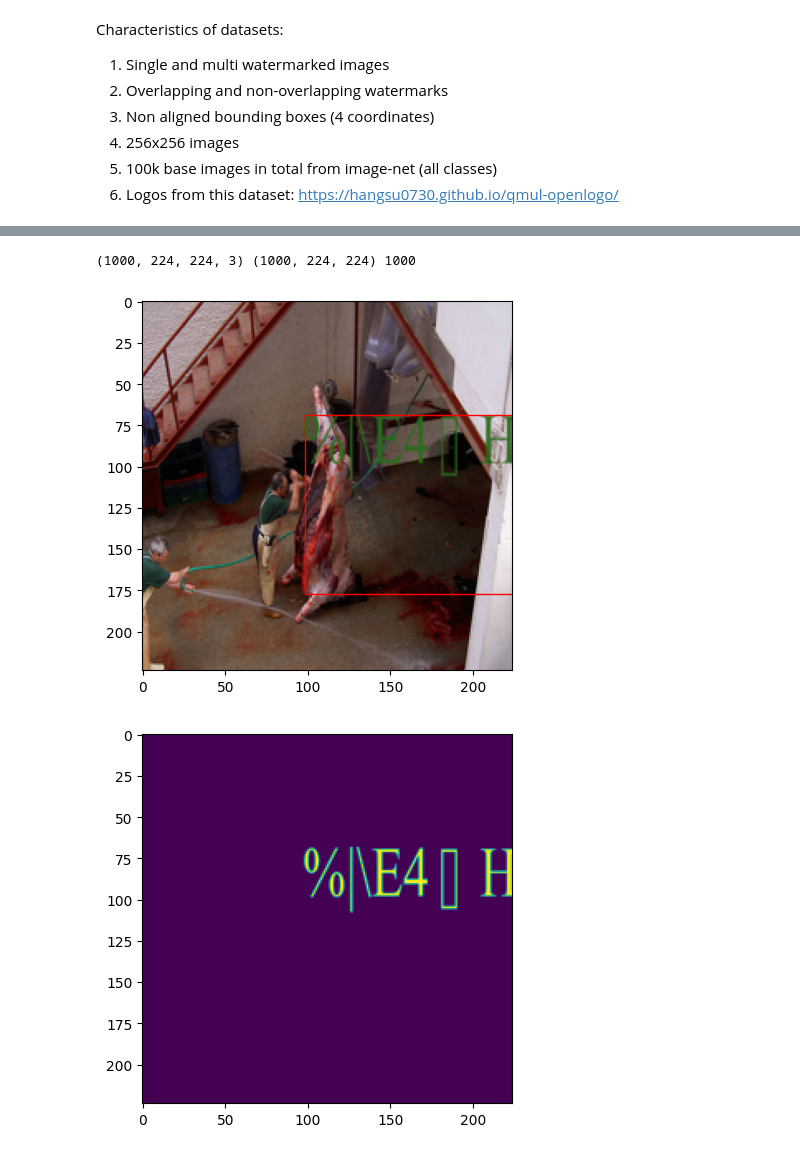
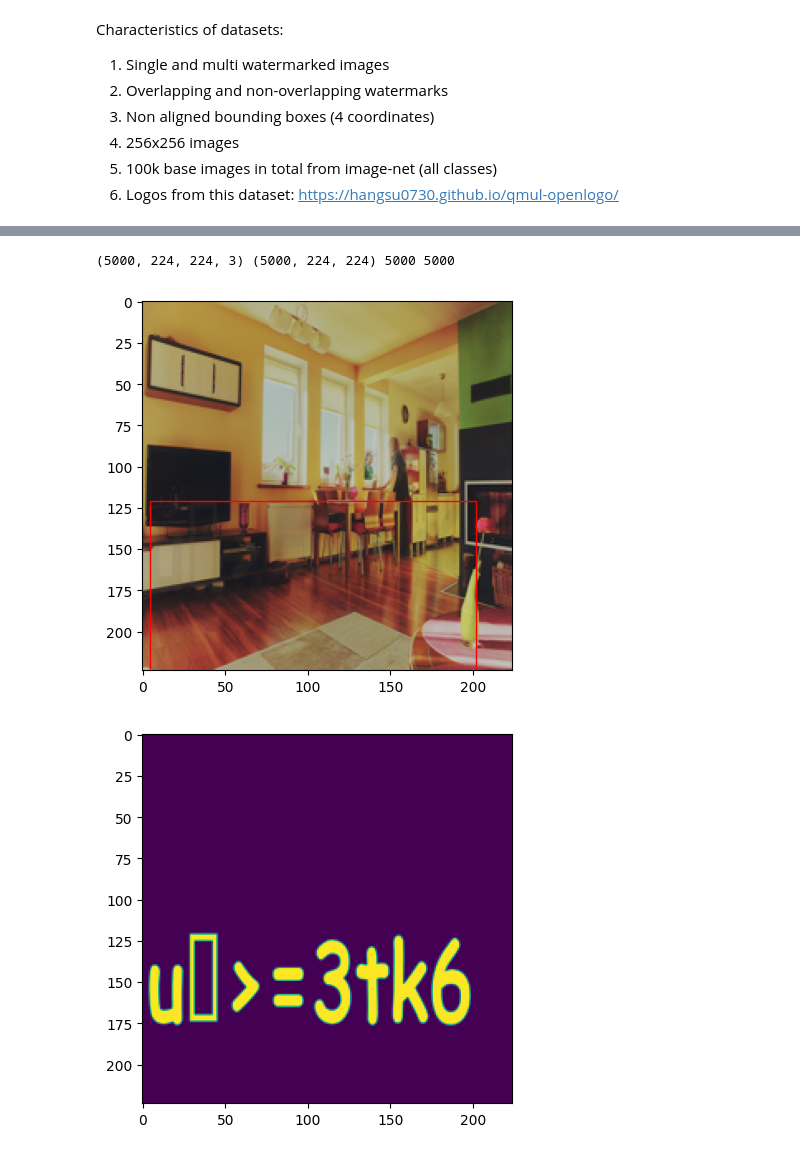
Before and after one commit to OrdinaryDev83/dnn-watermark, a Jupyter notebook: explo.ipynb, the cells around one changed output, grey strips where cells are left out. Saved outputs shown, nothing was run; the diff lists cells and outputs as text; code cells hidden in the pictures.

```diff
--- a/explo.ipynb
+++ b/explo.ipynb
@@ -94,7 +95,7 @@ def add_text_watermark(img, txt, position, color, fontname, orientation, size):
     combined = Image.alpha_composite(new_img, txt_new_img)
 
     # bouding boxes
-    bbox = txt_image.getbbox()
+    bbox = txt_new_img.getbbox()
 
     return combined, txt_image, bbox
 # %%
@@ -125,20 +126,35 @@ def add_random_text_watermark(img):
 def add_random_text_watermarks(img, k):
     total_txt_image = Image.new('RGBA', img.size, (255,255,255,0))
     watermark_image = img.copy().convert('RGBA')
-    bboxes = []
+
+    bboxes, labels = [], []
     while k > 0:
         watermark_image, txt_image, bbox = add_random_text_watermark(watermark_image)
         total_txt_image = Image.alpha_composite(total_txt_image, txt_image)
         if bbox is None:
             continue
         bboxes.append(bbox)
+        labels.append("text")
         k -= 1
-    return watermark_image, total_txt_image, bboxes
+    return watermark_image, total_txt_image, bboxes, labels
 
-watermark_image, total_txt_image, bboxes = add_random_text_watermarks(test_img, 5)
+watermark_image, total_txt_image, bboxes, labels = add_random_text_watermarks(test_img, 1)
 
 plt.imshow(watermark_image)
 plt.show()
 plt.imshow(total_txt_image)
 plt.show()
+
+# bbox
+from matplotlib import patches
+
+def plot_bbox(img, bboxes, labels):
+    fig, ax = plt.subplots(1)
+    ax.imshow(img)
+    for bbox, label in zip(bboxes, labels):
+        rect = patches.Rectangle((bbox[0], bbox[1]), bbox[2] - bbox[0], bbox[3] - bbox[1], linewidth=1, edgecolor='r', facecolor='none')
+        ax.add_patch(rect)
+    plt.show()
+
+plot_bbox(watermark_image, bboxes, labels)
 # %% [output]
@@ -148,8 +165,12 @@ plt.show()
 X_data_watermarked = []
 y_data_watermarked = []
 y_data_bbox = []
-for img in data:
-    watermark_image, total_txt_image, bboxes = add_random_text_watermarks(img, np.random.randint(1, 3 + 1))
+y_data_labels = []
+
+txt_per_image = 1
+
+for img in tqdm(data):
+    watermark_image, total_txt_image, bboxes, labels = add_random_text_watermarks(img, txt_per_image)
     # adapt the bboxes to the new size
     bboxes = np.array(bboxes)
     for i in range(len(bboxes)):
@@ -169,11 +190,17 @@ for img in data:
     X_data_watermarked.append(np.array(watermark_image))
     y_data_watermarked.append(np.array(total_txt_image))
     y_data_bbox.append(bboxes)
+    y_data_labels.append(labels)
 
 # convert to numpy array
 X_data_watermarked = np.array(X_data_watermarked)
 y_data_watermarked = np.array(y_data_watermarked)
 
-print(X_data_watermarked.shape, y_data_watermarked.shape, len(y_data_bbox))
+print(X_data_watermarked.shape, y_data_watermarked.shape, len(y_data_bbox), len(y_data_labels))
 # %% [output]
-(1000, 224, 224, 3) (1000, 224, 224) 1000
+(5000, 224, 224, 3) (5000, 224, 224) 5000 5000
+# %%
+# train val split
+from sklearn.model_selection import train_test_split
+
+X_train, X_val, y_train, y_val = train_test_split(X_data_watermarked, y_data_bbox, test_size=0.2, random_state=42, shuffle=False)
@@ -180,19 +238,19 @@ print(X_data_watermarked.shape, y_data_watermarked.shape, len(y_data_bbox))
 # %%
 import matplotlib.patches as patches
 
-k = 50
+k = 0
 # draw one example
 fig, ax = plt.subplots(1)
-ax.imshow(X_data_watermarked[k])
-for bbox in y_data_bbox[k]:
+ax.imshow(X_train[k])
+for bbox in y_train[k]:
     rect = patches.Rectangle((bbox[0], bbox[1]), bbox[2], bbox[3], linewidth=1, edgecolor='r', facecolor='none')
     ax.add_patch(rect)
 plt.show()
 
 # plot the ground truth
 fig, ax = plt.subplots(1)
 ax.imshow(y_data_watermarked[k])
 plt.show()
 # %% [output]
-[figure, old version]
+[figure, new version]
-[figure, old version]
+[figure, new version]
```
Also changed, not shown: parts of 16 cells of this notebook, 1 other file.
